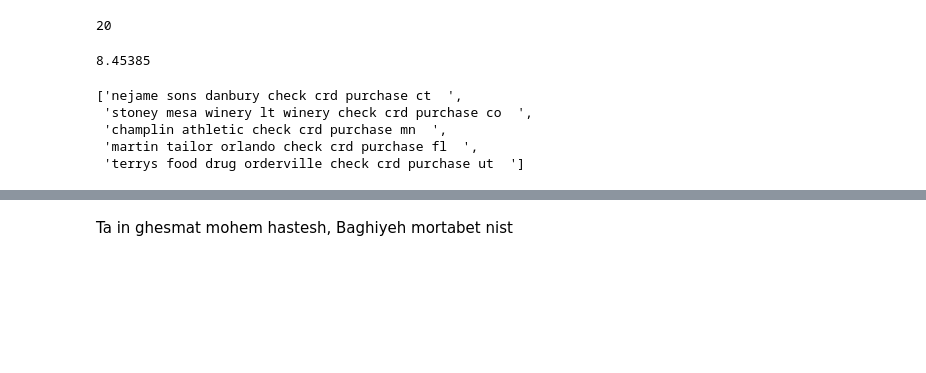
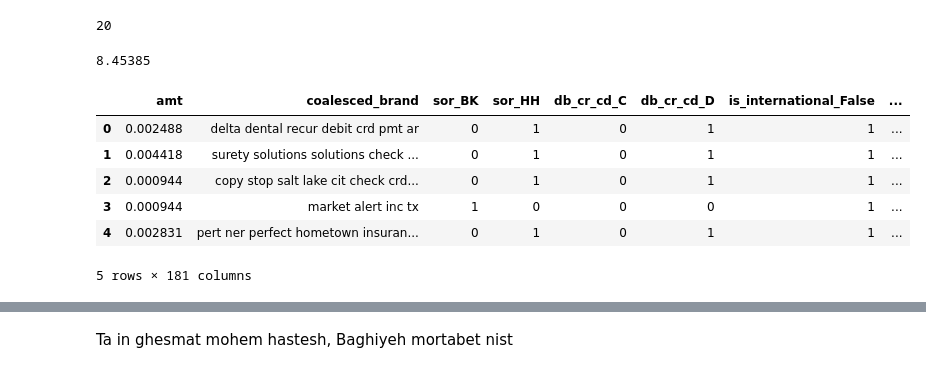
Before and after one commit to EhsanArabnezhad/Transaction_Categories, a Jupyter notebook: Wells_Fargo.ipynb, the cells around one changed output, grey strips where cells are left out. Cells and saved outputs as stored; diff of their text form; code cells hidden in the pictures; blank space fills up the shorter version.

```diff
--- a/Wells_Fargo.ipynb
+++ b/Wells_Fargo.ipynb
@@ -195,10 +195,21 @@ data_tr.loc[49, 'coalesced_brand']
 max(data_tr['coalesced_brand'].str.split().str.len())
 # %% [output]
 20
-# %%
-(data_tr['coalesced_brand'].str.split().str.len()).mean()
-# %% [output]
-8.45385
+# %%
+(data_tr['coalesced_brand'].str.split().str.len()).mean()
+# %% [output]
+8.45385
+# %%
+data_tr.drop(["cdf_seq_no","trans_desc","default_brand","qrated_brand","url_1","url_2","city","Category","default_location"], inplace=True, axis=1)
+data_tr.head()
+# %% [output]
+|  | amt | coalesced_brand | sor_BK | sor_HH | db_cr_cd_C | db_cr_cd_D | is_international_False | ... |
+| 0 | 0.002488 | delta dental recur debit crd pmt ar | 0 | 1 | 0 | 1 | 1 | ... |
+| 1 | 0.004418 | surety solutions solutions check ... | 0 | 1 | 0 | 1 | 1 | ... |
+| 2 | 0.000944 | copy stop salt lake cit check crd... | 0 | 1 | 0 | 1 | 1 | ... |
+| 3 | 0.000944 | market alert inc tx | 1 | 0 | 0 | 0 | 1 | ... |
+| 4 | 0.002831 | pert ner perfect hometown insuran... | 0 | 1 | 0 | 1 | 1 | ... |
+5 rows × 181 columns
 # %%
 data_tr, data_val, category_tr, category_val = train_test_split(data_tr, category, test_size=0.2, random_state=123)
 # %%
@@ -211,12 +222,6 @@ data_val.drop(["coalesced_brand","cdf_seq_no","trans_desc","default_brand","qrat
 #data_tr
 # %%
 list(data_tr_nlp.tail())
-# %% [output]
-['nejame sons danbury check crd purchase ct  ',
- 'stoney mesa winery lt winery check crd purchase co  ',
- 'champlin athletic check crd purchase mn  ',
- 'martin tailor orlando check crd purchase fl  ',
- 'terrys food drug orderville check crd purchase ut  ']
 # %%
 seq_length = 20
 embedding_size = 15
```
Also changed, not shown: parts of 22 cells of this notebook.
